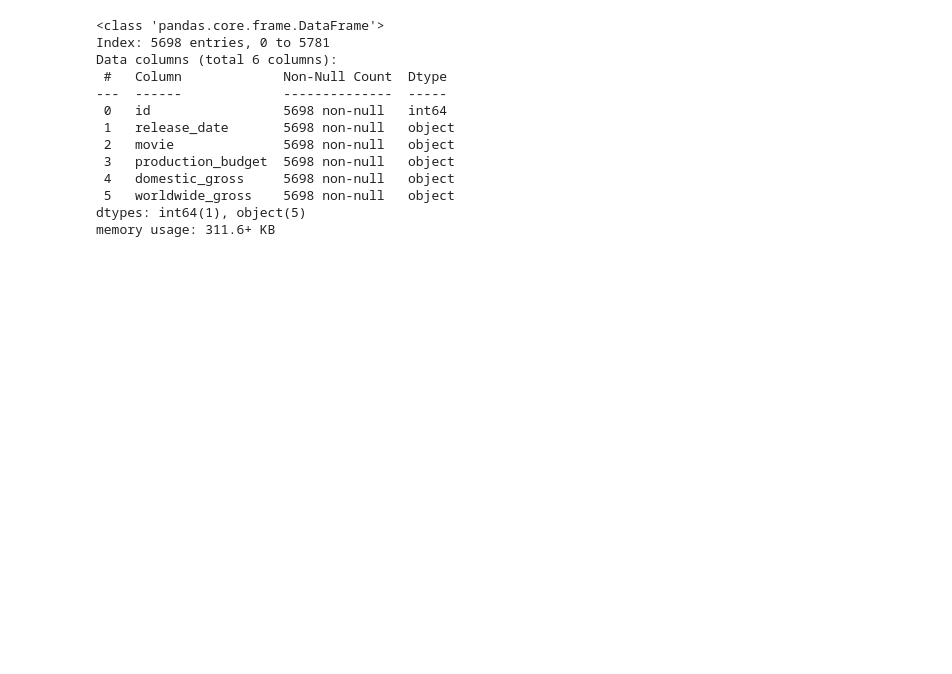
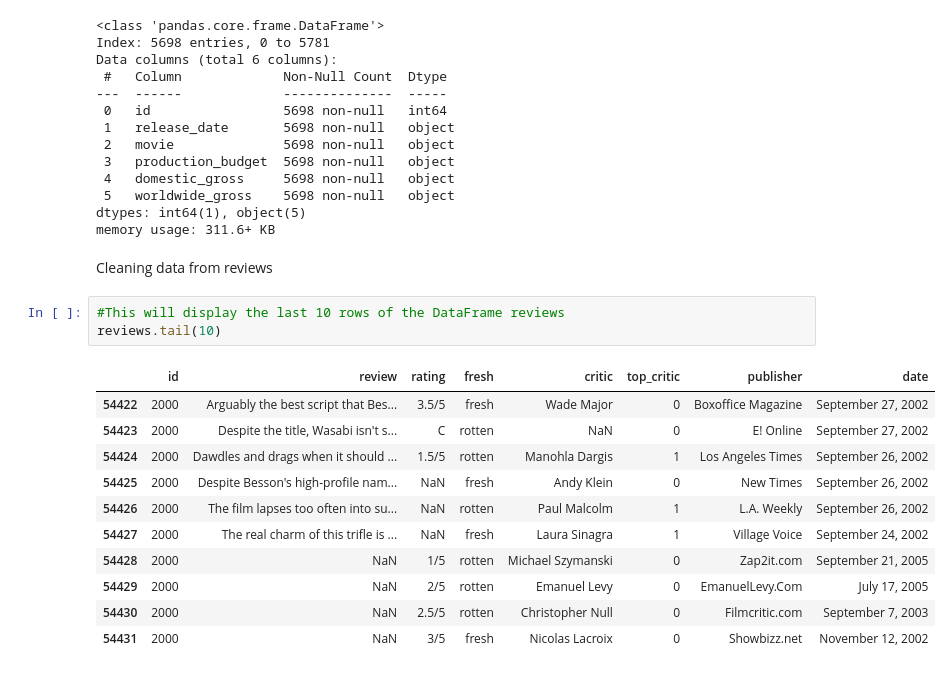
Before and after one commit to Keter22/dsc-phase-1-project-v2-4, a Jupyter notebook: student.ipynb, the cells around one changed output. Drawn from its saved outputs; the diff is of its cells as text; blank space fills up the shorter version.

```diff
--- a/student.ipynb
+++ b/student.ipynb
@@ -595,3 +595,20 @@ Data columns (total 6 columns):
  5   worldwide_gross    5698 non-null   object
 dtypes: int64(1), object(5)
 memory usage: 311.6+ KB
+# %% [markdown]
+Cleaning data from reviews
+# %%
+#This will display the last 10 rows of the DataFrame reviews
+reviews.tail(10)
+# %% [output]
+|  | id | review | rating | fresh | critic | top_critic | publisher | date |
+| 54422 | 2000 | Arguably the best script that Bes... | 3.5/5 | fresh | Wade Major | 0 | Boxoffice Magazine | September 27, 2002 |
+| 54423 | 2000 | Despite the title, Wasabi isn't s... | C | rotten | NaN | 0 | E! Online | September 27, 2002 |
+| 54424 | 2000 | Dawdles and drags when it should ... | 1.5/5 | rotten | Manohla Dargis | 1 | Los Angeles Times | September 26, 2002 |
+| 54425 | 2000 | Despite Besson's high-profile nam... | NaN | fresh | Andy Klein | 0 | New Times | September 26, 2002 |
+| 54426 | 2000 | The film lapses too often into su... | NaN | rotten | Paul Malcolm | 1 | L.A. Weekly | September 26, 2002 |
+| 54427 | 2000 | The real charm of this trifle is ... | NaN | fresh | Laura Sinagra | 1 | Village Voice | September 24, 2002 |
+| 54428 | 2000 | NaN | 1/5 | rotten | Michael Szymanski | 0 | Zap2it.com | September 21, 2005 |
+| 54429 | 2000 | NaN | 2/5 | rotten | Emanuel Levy | 0 | EmanuelLevy.Com | July 17, 2005 |
+| 54430 | 2000 | NaN | 2.5/5 | rotten | Christopher Null | 0 | Filmcritic.com | September 7, 2003 |
+| 54431 | 2000 | NaN | 3/5 | fresh | Nicolas Lacroix | 0 | Showbizz.net | November 12, 2002 |
```
Also changed, not shown: parts of 18 cells of this notebook.
